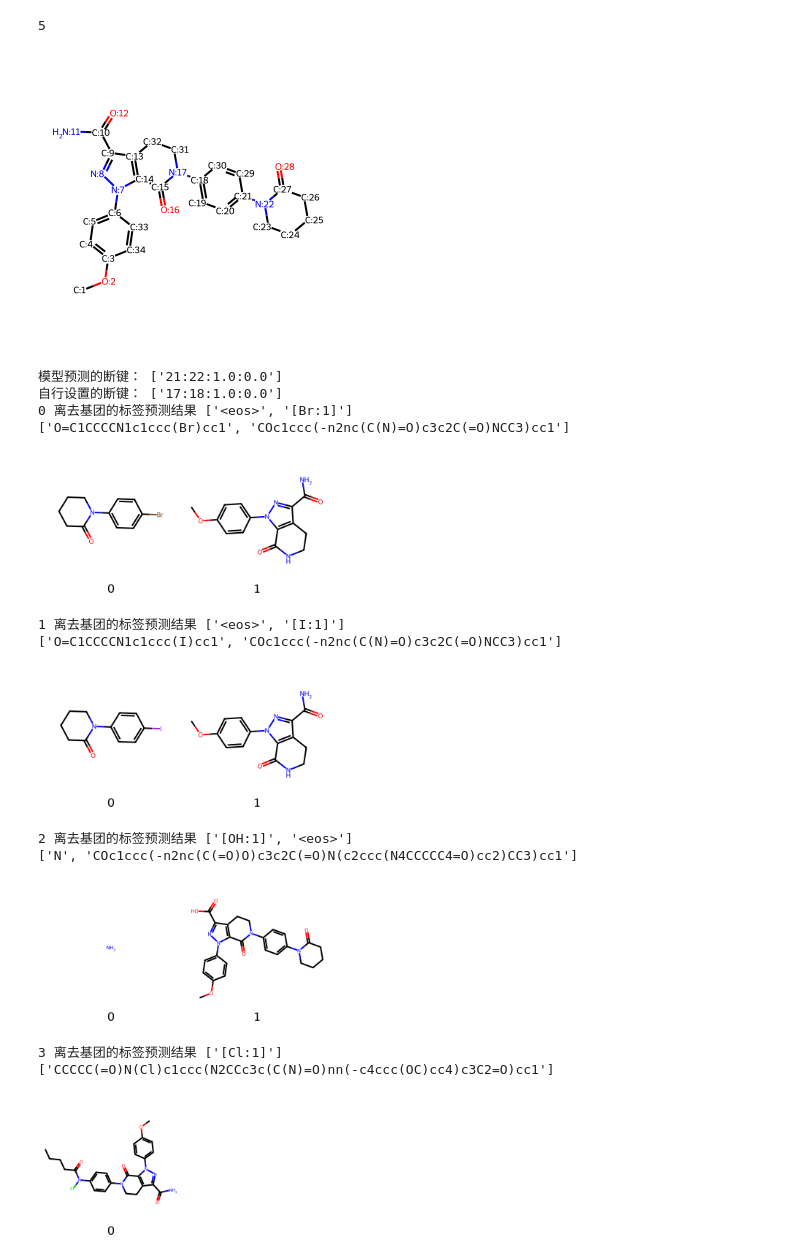
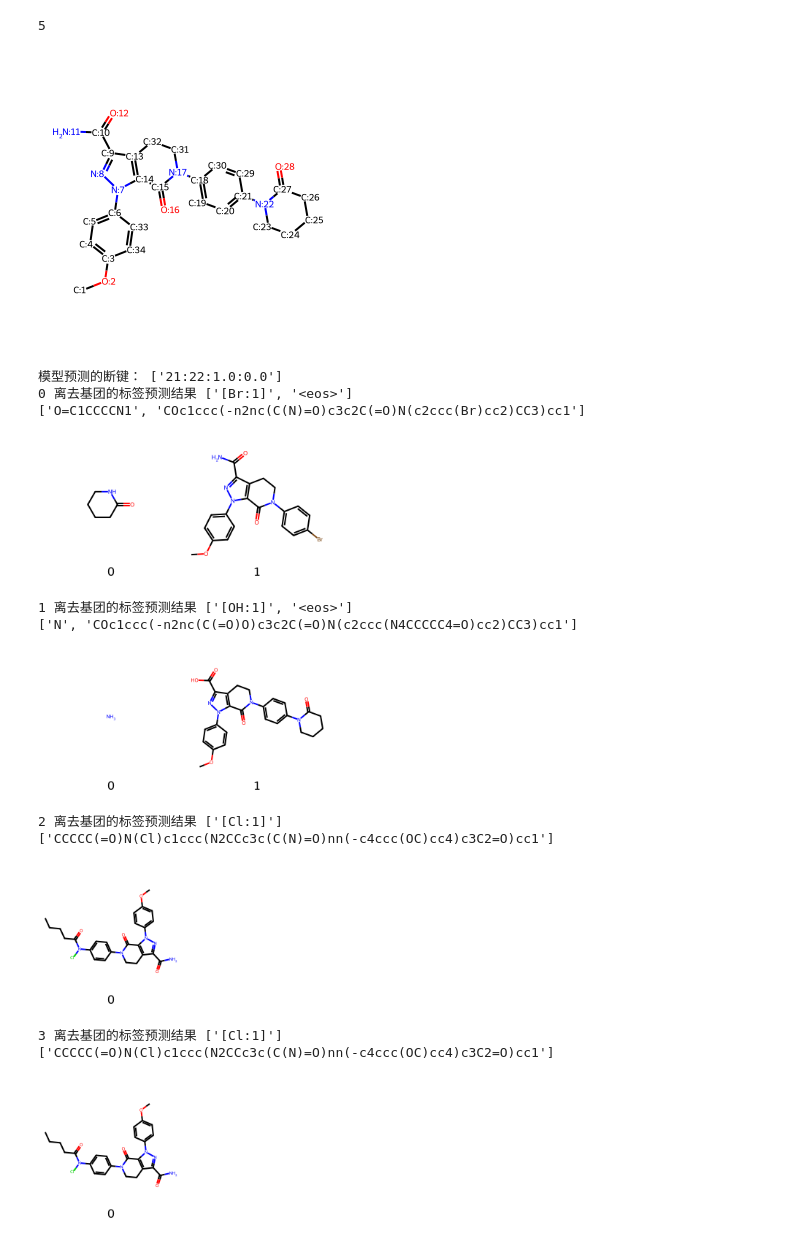
Before and after one commit to Legend-sky/GraphRetro, a Jupyter notebook: test.ipynb, the cells around one changed output. Cells and saved outputs as stored; diff of their text form; code cells hidden in the pictures.

```diff
--- a/test.ipynb
+++ b/test.ipynb
@@ -173,9 +173,10 @@ def check_nodes_complete(node_list):
 
 expert_designed = [['17:18:1.0:0.0'],['15:16:1.0:0.0'],['15:16:1.0:0.0'],['5:6:1.0:0.0'],['14:15:2.0:0.0'],['2:3:1.0:0.0'],['7:8:1.0:0.0']]
 
-
+rxn=[]
 for id,smile in enumerate(smiles):
     p = canonicalize_prod(smile)
+    rxn.append(p)   #将产物加入到列表中
     mol=Chem.MolFromSmiles(p)
     img = Draw.MolToImage(mol)
     display(img)
@@ -184,8 +185,8 @@ for id,smile in enumerate(smiles):
     node_list=beam_model.run_edit_step(p)
     print('模型预测的断键：',node_list[0].edit)
     # print(node_list[0].lg_groups)
-    node_list[0].edit=expert_designed[id] #自行设置断键位点
-    print('自行设置的断键：',node_list[0].edit)
+    # node_list[0].edit=expert_designed[id] #自行设置断键位点
+    # print('自行设置的断键：',node_list[0].edit)
     step=0
 
     #增加离去基团的数量和离去基团的向量表示
@@ -221,49 +222,55 @@ for id,smile in enumerate(smiles):
             pred_set = None
         pred_list=list(pred_set)
         print(pred_list)
+        if len(pred_list)>1:
+            rxn.append(pred_list[0]+'.'+pred_list[1])
+        else:
+            rxn.append(pred_list[0])
         if pred_list:
             pred_mol=[Chem.MolFromSmiles(s) for s in pred_list]
             img = Draw.MolsToGridImage(pred_mol, molsPerRow=5, subImgSize=(200, 200),legends=[f"{i}" for i in range(len(pred_list))])
             display(img)
 
+mol=[Chem.MolFromSmiles(s) for s in rxn]
+img=Draw.MolsToGridImage(mol, molsPerRow=3, subImgSize=(300, 300),legends=["product" if i % 6 == 0 else "reactant" for i in range(len(rxn))])
+display(img)
 
 
     # top_k_nodes = beam_model.run_search(p, max_steps=6) #进行束搜索，beam_size=10
     # for beam_idx, node in enumerate(top_k_nodes):
     #     pred_edit = node.edit
     #     pred_label = node.lg_groups
 
     #     if isinstance(pred_edit, list): #检查pre_edit是否为一个列表，如果是，执行下面语句
     #         pred_edit = pred_edit[0]
 
     #     print(beam_idx,"图编辑网络的预测结果：",pred_edit,"  离去基团的标签预测结果",pred_label)
 
     #     #自己设置断键地点
     #     pred_edit='17:18:1.0:0.0'
     #     try:
     #         pred_set = generate_reac_set(p, pred_edit, pred_label, verbose=False)
     #     except BaseException as e:
     #         print(e, flush=True)
     #         pred_set = None
     #     pred_list=list(pred_set)
     #     print(pred_list)
     #     if pred_list:
     #         pred_mol=[Chem.MolFromSmiles(s) for s in pred_list]
     #         img = Draw.MolsToGridImage(pred_mol, molsPerRow=5, subImgSize=(200, 200),legends=[f"{i}" for i in range(len(pred_list))])
     #         display(img)
 # %% [output]
 [figure]
 模型预测的断键： ['21:22:1.0:0.0']
-自行设置的断键： ['17:18:1.0:0.0']
-0 离去基团的标签预测结果 ['<eos>', '[Br:1]']
-['O=C1CCCCN1c1ccc(Br)cc1', 'COc1ccc(-n2nc(C(N)=O)c3c2C(=O)NCC3)cc1']
+0 离去基团的标签预测结果 ['[Br:1]', '<eos>']
+['O=C1CCCCN1', 'COc1ccc(-n2nc(C(N)=O)c3c2C(=O)N(c2ccc(Br)cc2)CC3)cc1']
-[figure, old version]
+[figure, new version]
-1 离去基团的标签预测结果 ['<eos>', '[I:1]']
-['O=C1CCCCN1c1ccc(I)cc1', 'COc1ccc(-n2nc(C(N)=O)c3c2C(=O)NCC3)cc1']
+1 离去基团的标签预测结果 ['[OH:1]', '<eos>']
+['N', 'COc1ccc(-n2nc(C(=O)O)c3c2C(=O)N(c2ccc(N4CCCCC4=O)cc2)CC3)cc1']
-[figure, old version]
+[figure, new version]
-2 离去基团的标签预测结果 ['[OH:1]', '<eos>']
-['N', 'COc1ccc(-n2nc(C(=O)O)c3c2C(=O)N(c2ccc(N4CCCCC4=O)cc2)CC3)cc1']
+2 离去基团的标签预测结果 ['[Cl:1]']
+['CCCCC(=O)N(Cl)c1ccc(N2CCc3c(C(N)=O)nn(-c4ccc(OC)cc4)c3C2=O)cc1']
-[figure, old version]
+[figure, new version]
 3 离去基团的标签预测结果 ['[Cl:1]']
 ['CCCCC(=O)N(Cl)c1ccc(N2CCc3c(C(N)=O)nn(-c4ccc(OC)cc4)c3C2=O)cc1']
 [figure]
```
Also changed, not shown: parts of 1 cell of this notebook, 4 other files.
